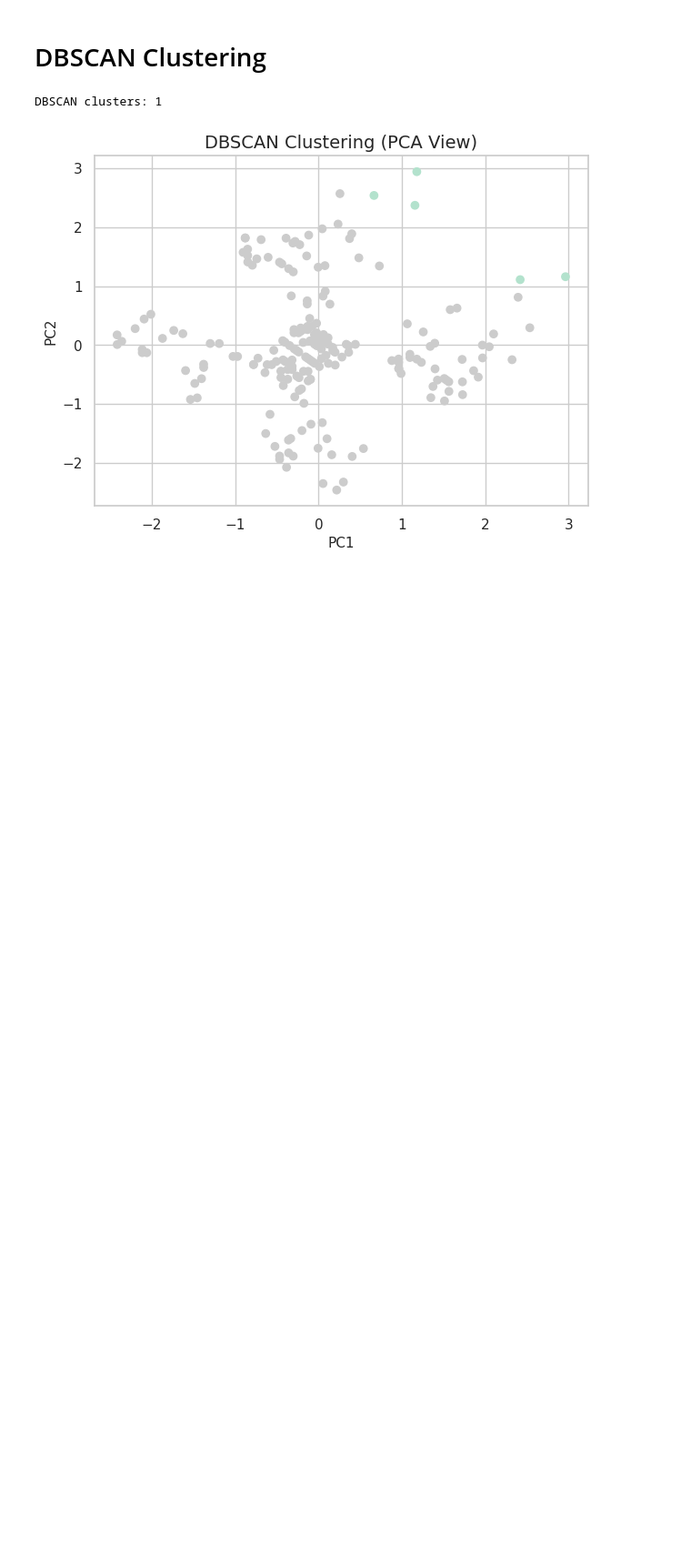
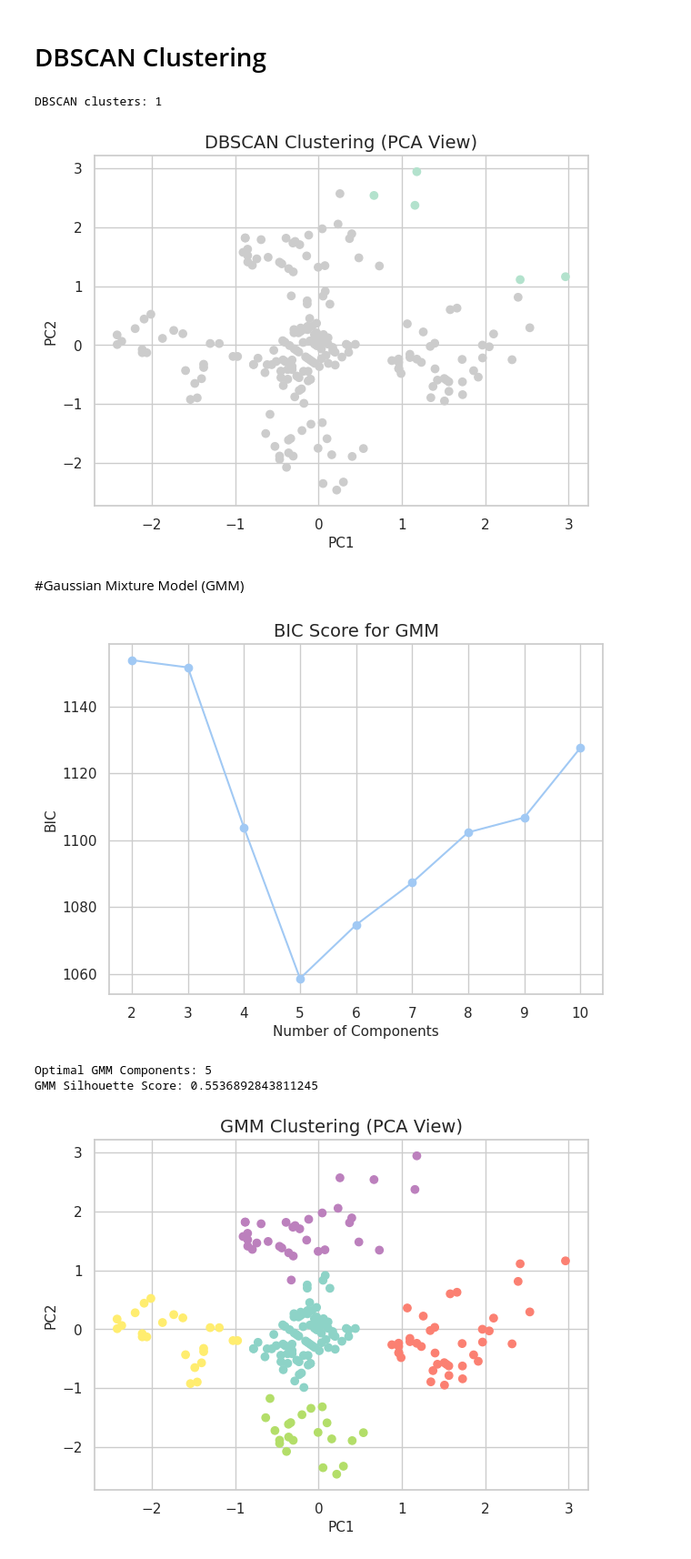
Before and after one commit to Cherryberry112/CSE475_Machine_Learning-, a Jupyter notebook: Lab/Lab02_Clustering.ipynb, the cells around one changed output. Shown at 91% size. Drawn from its saved outputs; the diff is of its cells as text; code cells hidden in the pictures; blank space fills up the shorter version.

```diff
--- a/Lab/Lab02_Clustering.ipynb
+++ b/Lab/Lab02_Clustering.ipynb
@@ -193,3 +193,41 @@ plt.show()
 # %% [output]
 DBSCAN clusters: 1
 [figure]
+# %% [markdown]
+#Gaussian Mixture Model (GMM)
+# %%
+# Find optimal number of components using BIC
+bic_scores = []
+components_range = range(2, 11)
+
+for n in components_range:
+    gmm = GaussianMixture(n_components=n, random_state=42)
+    gmm.fit(X_scaled)
+    bic_scores.append(gmm.bic(X_scaled))
+
+plt.plot(components_range, bic_scores, marker='o')
+plt.title("BIC Score for GMM")
+plt.xlabel("Number of Components")
+plt.ylabel("BIC")
+plt.show()
+
+optimal_components = components_range[np.argmin(bic_scores)]
+
+print("Optimal GMM Components:", optimal_components)
+
+gmm = GaussianMixture(n_components=optimal_components, random_state=42)
+g_labels = gmm.fit_predict(X_scaled)
+
+print("GMM Silhouette Score:", silhouette_score(X_scaled, g_labels))
+
+# Visualize
+plt.scatter(pca_df.PC1, pca_df.PC2, c=g_labels, cmap='Set3')
+plt.title("GMM Clustering (PCA View)")
+plt.xlabel("PC1")
+plt.ylabel("PC2")
+plt.show()
+# %% [output]
+[figure, added]
+Optimal GMM Components: 5
+GMM Silhouette Score: 0.5536892843811245
+[figure, added]
```
